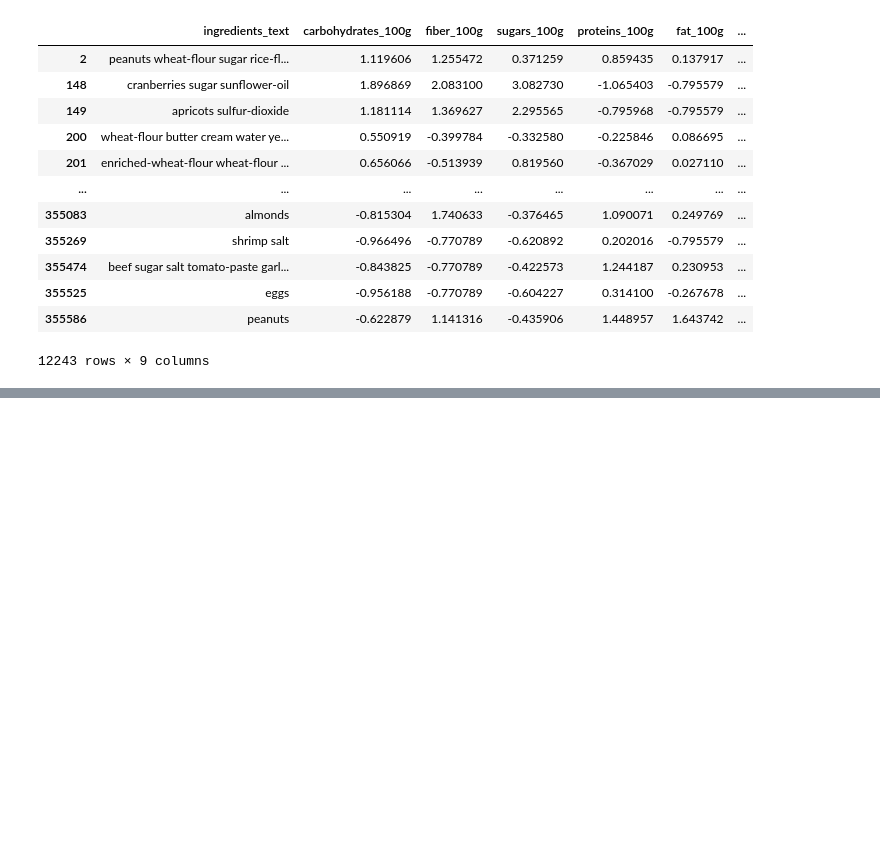
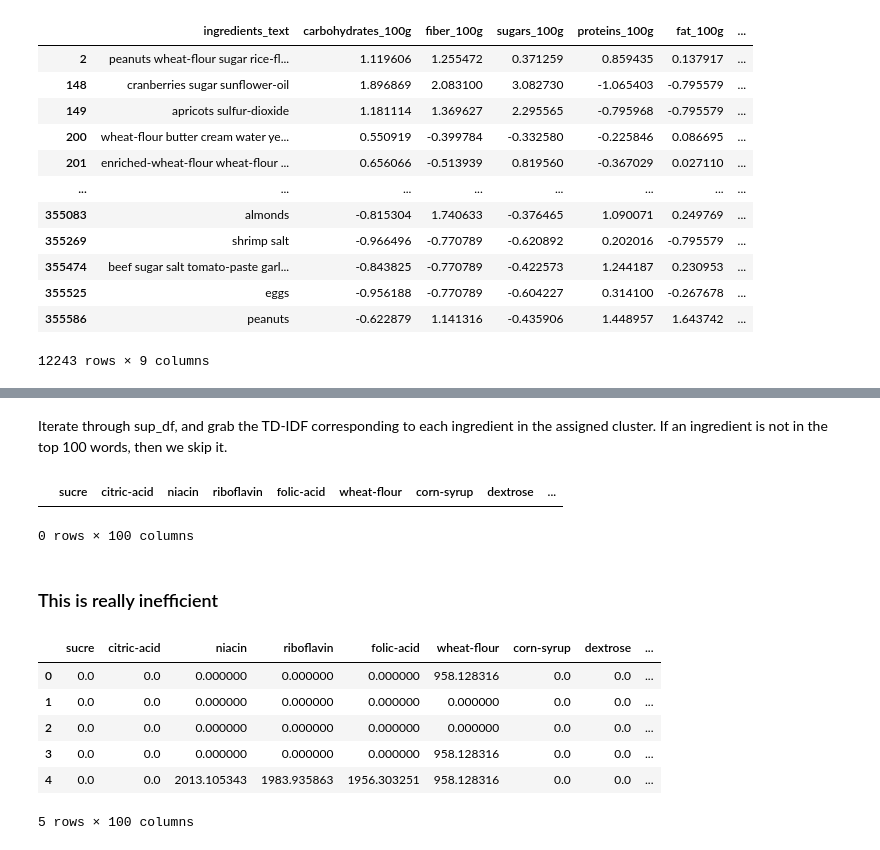
Before and after one commit to gabet2/STAT542, a Jupyter notebook: gabet/0_Preprocess.ipynb, the cells around one changed output, grey strips where cells are left out. Saved outputs shown, nothing was run; the diff lists cells and outputs as text; code cells hidden in the pictures; blank space fills up the shorter version.

```diff
--- a/gabet/0_Preprocess.ipynb
+++ b/gabet/0_Preprocess.ipynb
@@ -431,0 +409,7 @@ dtm.head()
+# %%
+all_common = list(most_common_words.keys())
+reduced_words = [w for w in all_common if w not in better_words]
+top_100 = reduced_words[:100]
+# %%
+TD_IDF_key = pd.DataFrame(clust_words).reset_index()
+TD_IDF_key.columns = ['cluster', 'ingredient', 'td-idf']
@@ -431,0 +432,25 @@ dtm.head()
+# %% [markdown]
+Iterate through sup_df, and grab the TD-IDF corresponding to each ingredient in the assigned cluster. If an ingredient is not in the top 100 words, then we skip it.
+# %%
+#zero_mat = np.zeros((sup_df.shape[0], 100))
+our_dtm = pd.DataFrame(columns = top_100)
+# %%
+our_dtm
+# %% [output]
+|  | sucre | citric-acid | niacin | riboflavin | folic-acid | wheat-flour | corn-syrup | dextrose | ... |
+0 rows × 100 columns
+# %% [markdown]
+### This is really inefficient
+# %%
+for ingredients, cluster in zip(sup_df['ingredients_text'], sup_df['clust']):
+
+    ### Grab Cluster
+    clust_key = TD_IDF_key[TD_IDF_key.cluster == cluster]
+
+    ### List of ingredients
+    ing_list = ingredients.split()
+
+    ### Grab values from key
+    new_row = [clust_key[clust_key.ingredient == i]['td-idf'].item() if i in ing_list else 0 for i in top_100]
+
+    our_dtm = our_dtm.append({k: v for k, v in zip(top_100, new_row)}, ignore_index = True)
@@ -431,0 +459,10 @@ dtm.head()
+# %%
+our_dtm.head()
+# %% [output]
+|  | sucre | citric-acid | niacin | riboflavin | folic-acid | wheat-flour | corn-syrup | dextrose | ... |
+| 0 | 0.0 | 0.0 | 0.000000 | 0.000000 | 0.000000 | 958.128316 | 0.0 | 0.0 | ... |
+| 1 | 0.0 | 0.0 | 0.000000 | 0.000000 | 0.000000 | 0.000000 | 0.0 | 0.0 | ... |
+| 2 | 0.0 | 0.0 | 0.000000 | 0.000000 | 0.000000 | 0.000000 | 0.0 | 0.0 | ... |
+| 3 | 0.0 | 0.0 | 0.000000 | 0.000000 | 0.000000 | 958.128316 | 0.0 | 0.0 | ... |
+| 4 | 0.0 | 0.0 | 2013.105343 | 1983.935863 | 1956.303251 | 958.128316 | 0.0 | 0.0 | ... |
+5 rows × 100 columns
```
Also changed, not shown: parts of 32 cells of this notebook.
